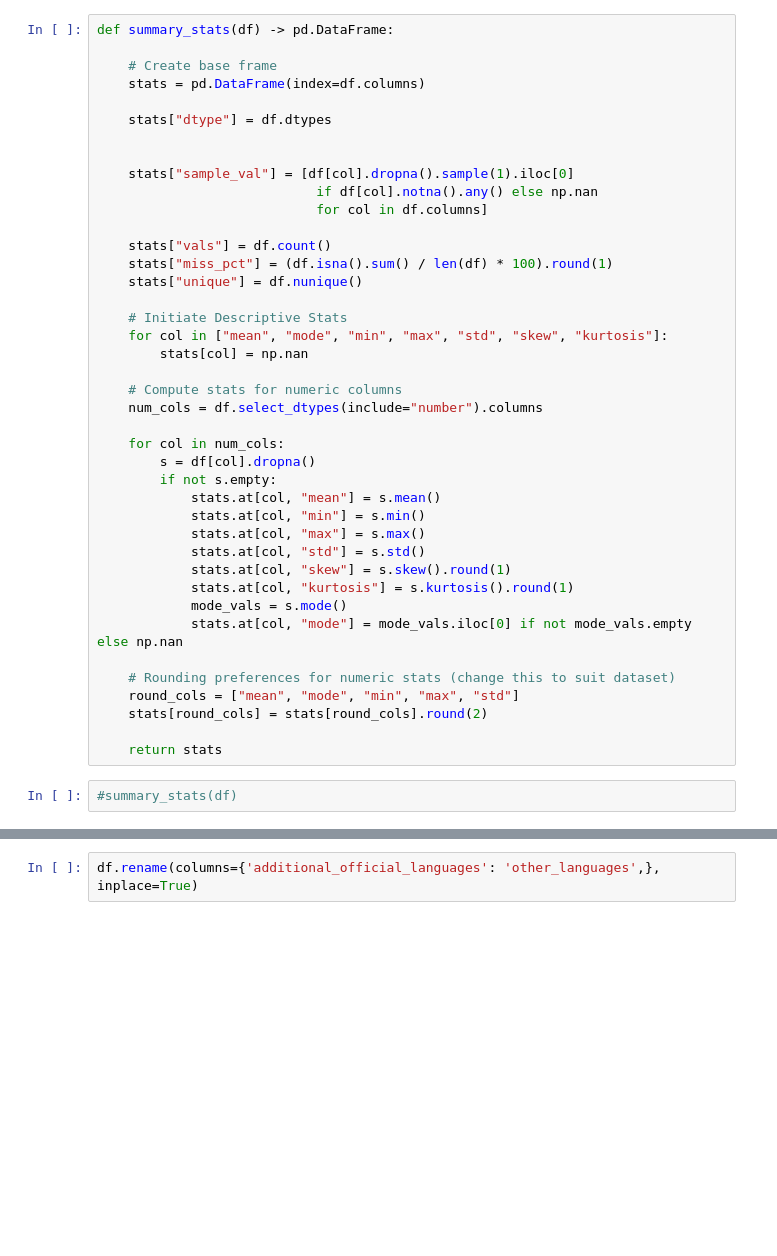
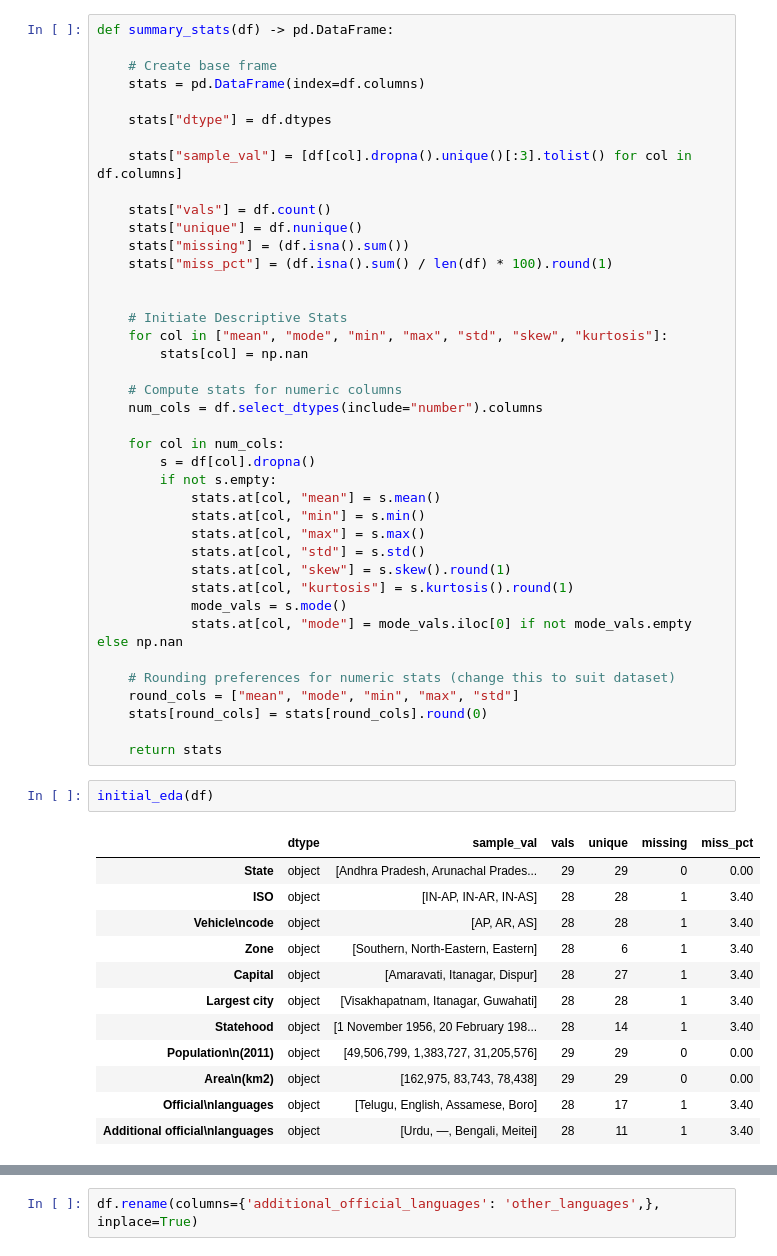
Before and after one commit to toby-gardner-ai/uc-berkeley-aiml-course, a Jupyter notebook: notebooks/Mod4_Data_Analytics.ipynb, the cells around one changed output, grey strips where cells are left out. Drawn from its saved outputs; the diff is of its cells as text; blank space fills up the shorter version.

```diff
--- a/notebooks/Mod4_Data_Analytics.ipynb
+++ b/notebooks/Mod4_Data_Analytics.ipynb
@@ -22,14 +71,13 @@ def summary_stats(df) -> pd.DataFrame:
 
     stats["dtype"] = df.dtypes
 
-
-    stats["sample_val"] = [df[col].dropna().sample(1).iloc[0]
-                            if df[col].notna().any() else np.nan
-                            for col in df.columns]
+    stats["sample_val"] = [df[col].dropna().unique()[:3].tolist() for col in df.columns]
 
     stats["vals"] = df.count()
+    stats["unique"] = df.nunique()
+    stats["missing"] = (df.isna().sum())
     stats["miss_pct"] = (df.isna().sum() / len(df) * 100).round(1)
-    stats["unique"] = df.nunique()
+
 
     # Initiate Descriptive Stats
     for col in ["mean", "mode", "min", "max", "std", "skew", "kurtosis"]:
@@ -52,8 +100,21 @@ def summary_stats(df) -> pd.DataFrame:
 
     # Rounding preferences for numeric stats (change this to suit dataset)
     round_cols = ["mean", "mode", "min", "max", "std"]
-    stats[round_cols] = stats[round_cols].round(2)
+    stats[round_cols] = stats[round_cols].round(0)
 
     return stats
-# %%
-#summary_stats(df)
+# %%
+initial_eda(df)
+# %% [output]
+|  | dtype | sample_val | vals | unique | missing | miss_pct |
+| State | object | [Andhra Pradesh, Arunachal Prades... | 29 | 29 | 0 | 0.00 |
+| ISO | object | [IN-AP, IN-AR, IN-AS] | 28 | 28 | 1 | 3.40 |
+| Vehicle\ncode | object | [AP, AR, AS] | 28 | 28 | 1 | 3.40 |
+| Zone | object | [Southern, North-Eastern, Eastern] | 28 | 6 | 1 | 3.40 |
+| Capital | object | [Amaravati, Itanagar, Dispur] | 28 | 27 | 1 | 3.40 |
+| Largest city | object | [Visakhapatnam, Itanagar, Guwahati] | 28 | 28 | 1 | 3.40 |
+| Statehood | object | [1 November 1956, 20 February 198... | 28 | 14 | 1 | 3.40 |
+| Population\n(2011) | object | [49,506,799, 1,383,727, 31,205,576] | 29 | 29 | 0 | 0.00 |
+| Area\n(km2) | object | [162,975, 83,743, 78,438] | 29 | 29 | 0 | 0.00 |
+| Official\nlanguages | object | [Telugu, English, Assamese, Boro] | 28 | 17 | 1 | 3.40 |
+| Additional official\nlanguages | object | [Urdu, —, Bengali, Meitei] | 28 | 11 | 1 | 3.40 |
```
Also changed, not shown: parts of 104 cells of this notebook.
